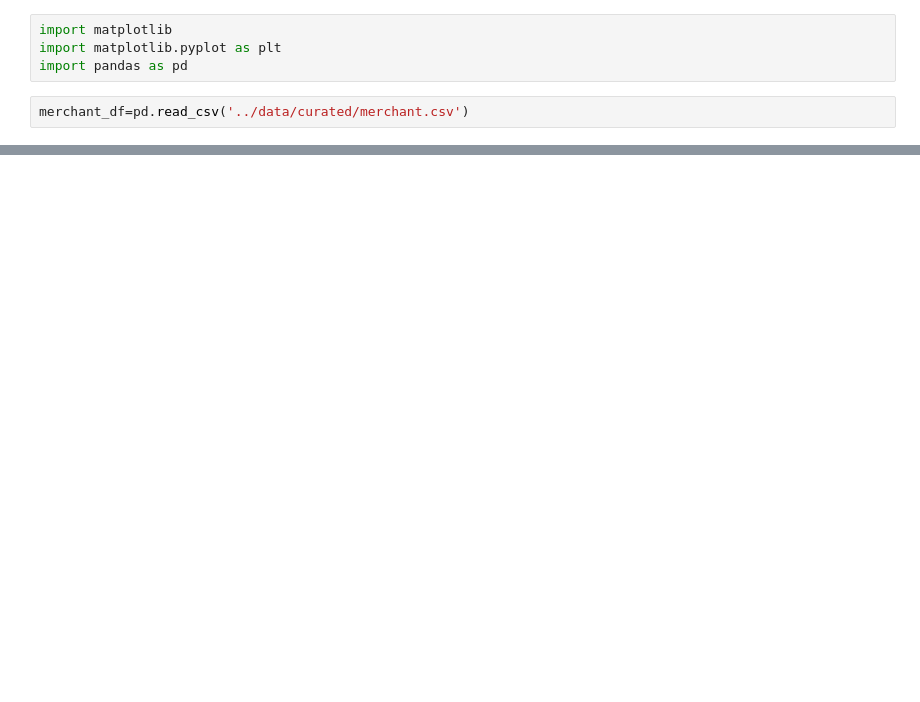
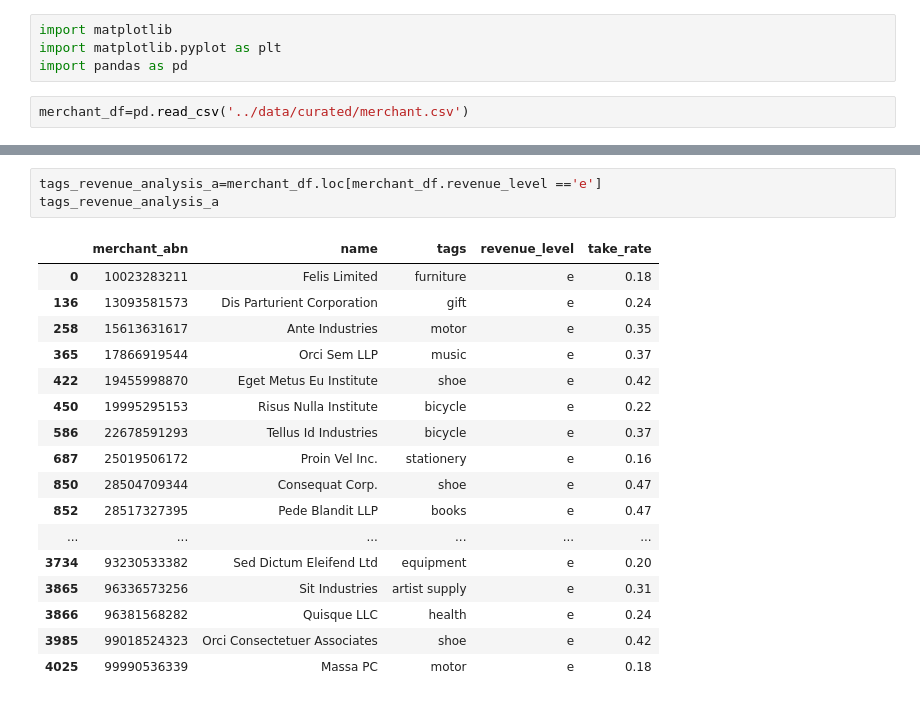
Before and after one commit to MAST30034-Applied-Data-Science/generic-buy-now-pay-later-project-group-14, a Jupyter notebook: notebooks/merchant_analysis.ipynb, the cells around one changed output, grey strips where cells are left out. Cells and saved outputs as stored; diff of their text form; blank space fills up the shorter version.

```diff
--- a/notebooks/merchant_analysis.ipynb
+++ b/notebooks/merchant_analysis.ipynb
@@ -29,0 +108,21 @@ findfont: Generic family 'sans-serif' not found because none of the following fa
+# %%
+tags_revenue_analysis_a=merchant_df.loc[merchant_df.revenue_level =='e']
+tags_revenue_analysis_a
+# %% [output]
+|  | merchant_abn | name | tags | revenue_level | take_rate |
+| 0 | 10023283211 | Felis Limited | furniture | e | 0.18 |
+| 136 | 13093581573 | Dis Parturient Corporation | gift | e | 0.24 |
+| 258 | 15613631617 | Ante Industries | motor | e | 0.35 |
+| 365 | 17866919544 | Orci Sem LLP | music | e | 0.37 |
+| 422 | 19455998870 | Eget Metus Eu Institute | shoe | e | 0.42 |
+| 450 | 19995295153 | Risus Nulla Institute | bicycle | e | 0.22 |
+| 586 | 22678591293 | Tellus Id Industries | bicycle | e | 0.37 |
+| 687 | 25019506172 | Proin Vel Inc. | stationery | e | 0.16 |
+| 850 | 28504709344 | Consequat Corp. | shoe | e | 0.47 |
+| 852 | 28517327395 | Pede Blandit LLP | books | e | 0.47 |
+| ... | ... | ... | ... | ... | ... |
+| 3734 | 93230533382 | Sed Dictum Eleifend Ltd | equipment | e | 0.20 |
+| 3865 | 96336573256 | Sit Industries | artist supply | e | 0.31 |
+| 3866 | 96381568282 | Quisque LLC | health | e | 0.24 |
+| 3985 | 99018524323 | Orci Consectetuer Associates | shoe | e | 0.42 |
+| 4025 | 99990536339 | Massa PC | motor | e | 0.18 |
```
Also changed, not shown: parts of 7 cells of this notebook.
